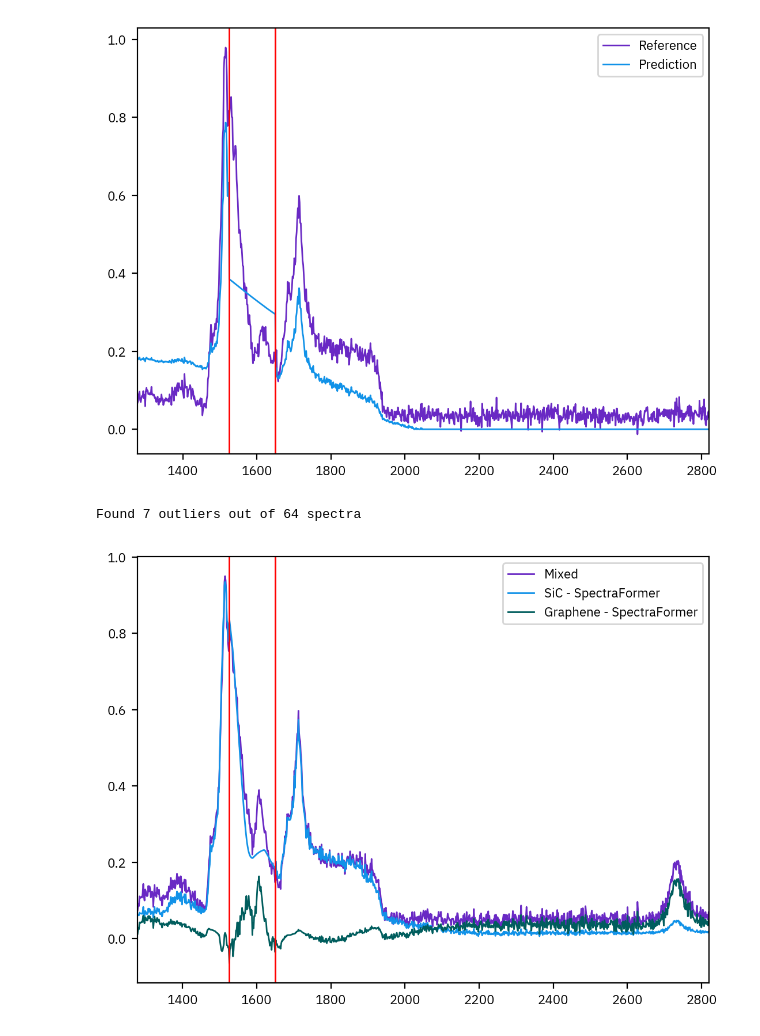
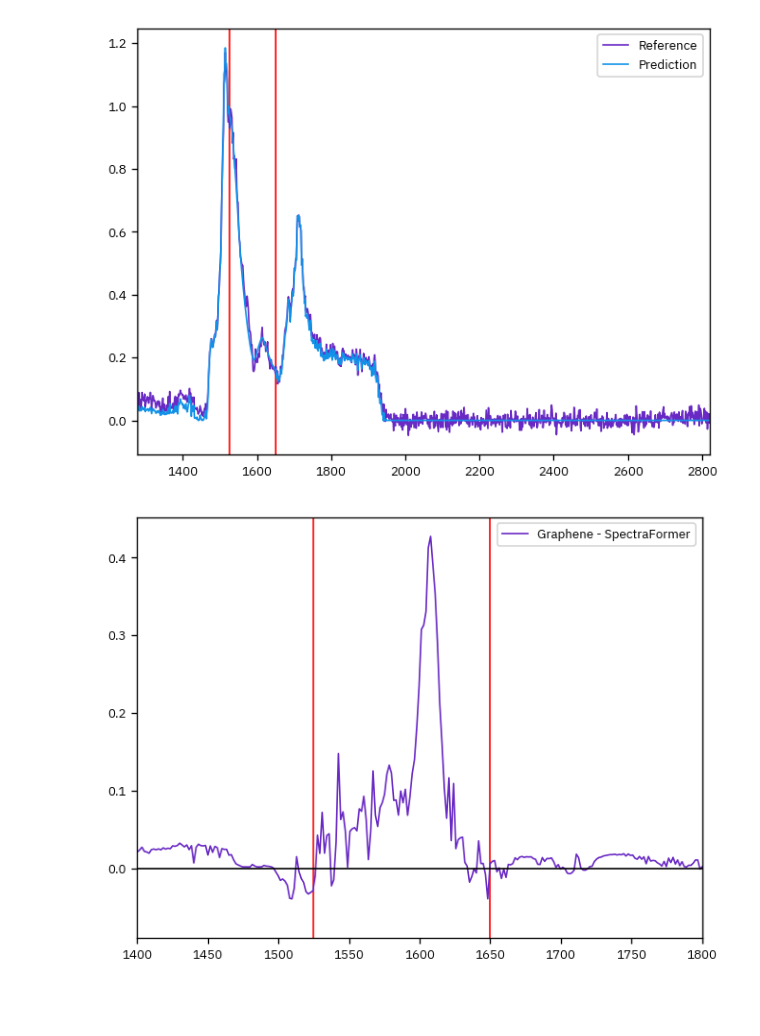
Before and after one commit to pietronvll/spectraformer, a Jupyter notebook: src/transformer.ipynb, the cells around one changed output. Cells and saved outputs as stored; diff of their text form; code cells hidden in the pictures; blank space fills up the shorter version.

Commit message:
Trained model

```diff
--- a/src/transformer.ipynb
+++ b/src/transformer.ipynb
@@ -20,4 +52,5 @@ configs = ml_confs.from_dict({
 ds = input_pipeline.RamanSpectraDataset(configs, train_ratio = 0.9)
 train_ds = ds.get_split('train')
 val_ds = ds.get_split('val')
+test_ds = input_pipeline.RamanSpectraDataset(test_configs, train_ratio = 1.0).get_split('train')
 # %% [output]
@@ -53,19 +87,20 @@ class SpectraFormer(torch.nn.Module):
     def forward(self, x):
         x = self.embedding(x)
         x = self.transformer(x)
+        x = self.activation(x)
         x = self.lin_final(x).squeeze(-1)
         x = self.activation(x)
         return x
 # %%
-max_epochs = 40
+max_epochs = 100
 model = SpectraFormer()
 model.to(device)
 optimizer = torch.optim.Adam(model.parameters(), lr=1e-5)
 
-train_dl = torch.utils.data.DataLoader(train_ds, batch_size = 80)
-val_dl = torch.utils.data.DataLoader(val_ds, batch_size = 80)
+train_dl = torch.utils.data.DataLoader(train_ds, batch_size = 96)
+val_dl = torch.utils.data.DataLoader(val_ds, batch_size = 96)
 
-masked_loss_outweight = 10
+masked_loss_outweight = 100
 
 train_losses = []
 val_losses = [np.nan]
@@ -117,40 +150,33 @@ plt.yscale('log')
 # %%
 with torch.no_grad():
     model.eval()
-    batch = train_ds[0]
+    batch = val_ds[0]
     x = torch.stack([_normalize_shift(batch['raman_shift']), batch['masked_counts']], dim=-1)
     x = x.to(device)
     pred = model(x)
     pred = pred.cpu().numpy()
+    plt.axvline(configs.min_shift, color='r')
+    plt.axvline(configs.max_shift, color='r')
     plt.plot(batch['raman_shift'], batch['counts'], label='Reference')
     plt.plot(batch['raman_shift'], pred, label='Prediction')
-    plt.axvline(configs.min_shift, color='r')
-    plt.axvline(configs.max_shift, color='r')
     plt.legend()
 # %% [output]
-[figure, old version]
+[figure, new version]
-# %%
-test_configs = ml_confs.from_dict({
-    'data_path': '../data/Mixed_8x8.txt',
-    'min_shift': 1525,
-    'max_shift': 1650
-})
-mixed_ds = input_pipeline.RamanSpectraDataset(test_configs, train_ratio = 1.0).get_split('train')
-# %% [output]
-Found 7 outliers out of 64 spectra
 # %%
 with torch.no_grad():
     model.eval()
-    batch = mixed_ds[1]
+    batch = test_ds[1]
     x = torch.stack([_normalize_shift(batch['raman_shift']), batch['masked_counts']], dim=-1)
     x = x.to(device)
     pred = model(x)
     pred = pred.cpu().numpy()
-    plt.plot(batch['raman_shift'], batch['counts'], label='Mixed')
-    plt.plot(batch['raman_shift'], pred, label='SiC - SpectraFormer')
-    plt.plot(batch['raman_shift'], batch['counts'] - pred, label='Graphene - SpectraFormer')
     plt.axvline(configs.min_shift, color='r')
     plt.axvline(configs.max_shift, color='r')
+    #plt.plot(batch['raman_shift'], batch['counts'], label='Mixed')
+    #plt.plot(batch['raman_shift'], pred +1, label='SiC - SpectraFormer')
+    plt.plot(batch['raman_shift'], batch['counts'] - pred, label='Graphene - SpectraFormer')
+    plt.xlim(1400, 1800)
+    plt.axhline(0, color='k')
     plt.legend()
 # %% [output]
-[figure, old version]
+[figure, new version]
```
Also changed, not shown: parts of 9 cells of this notebook, 2 other files.
